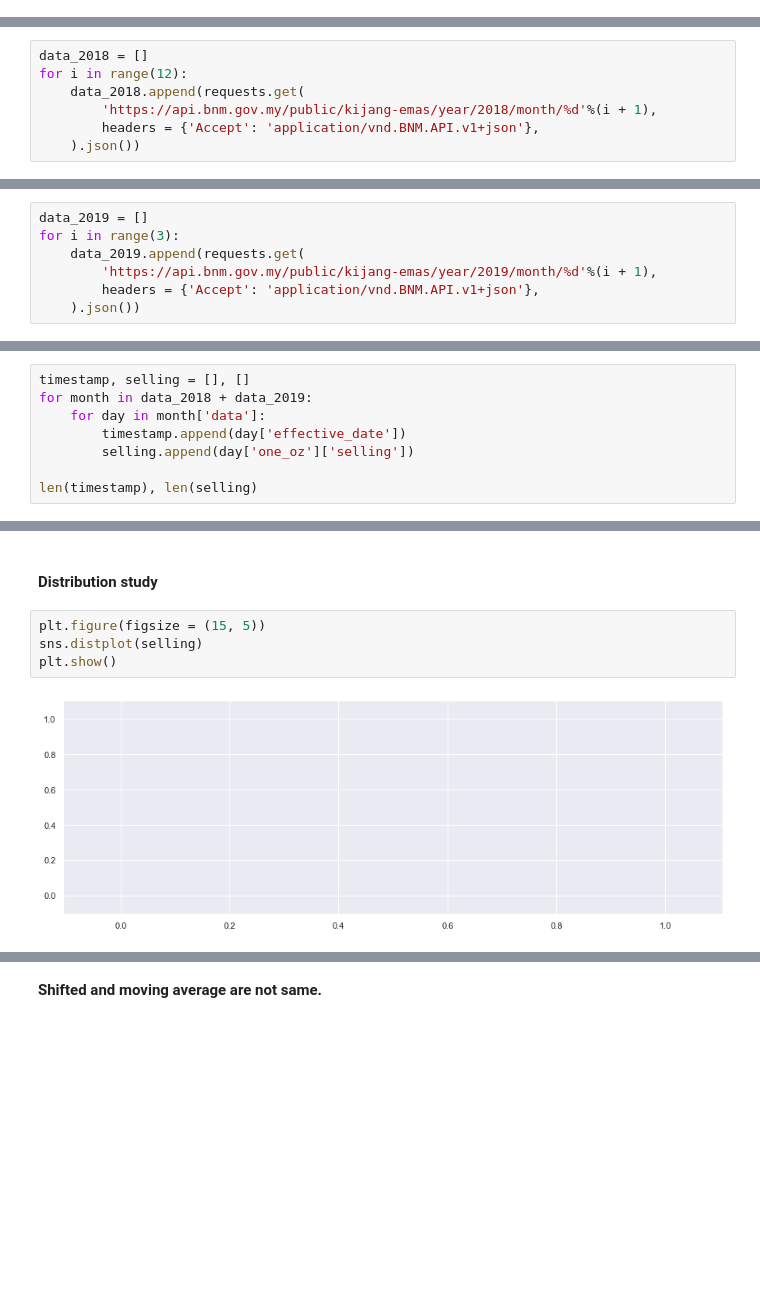
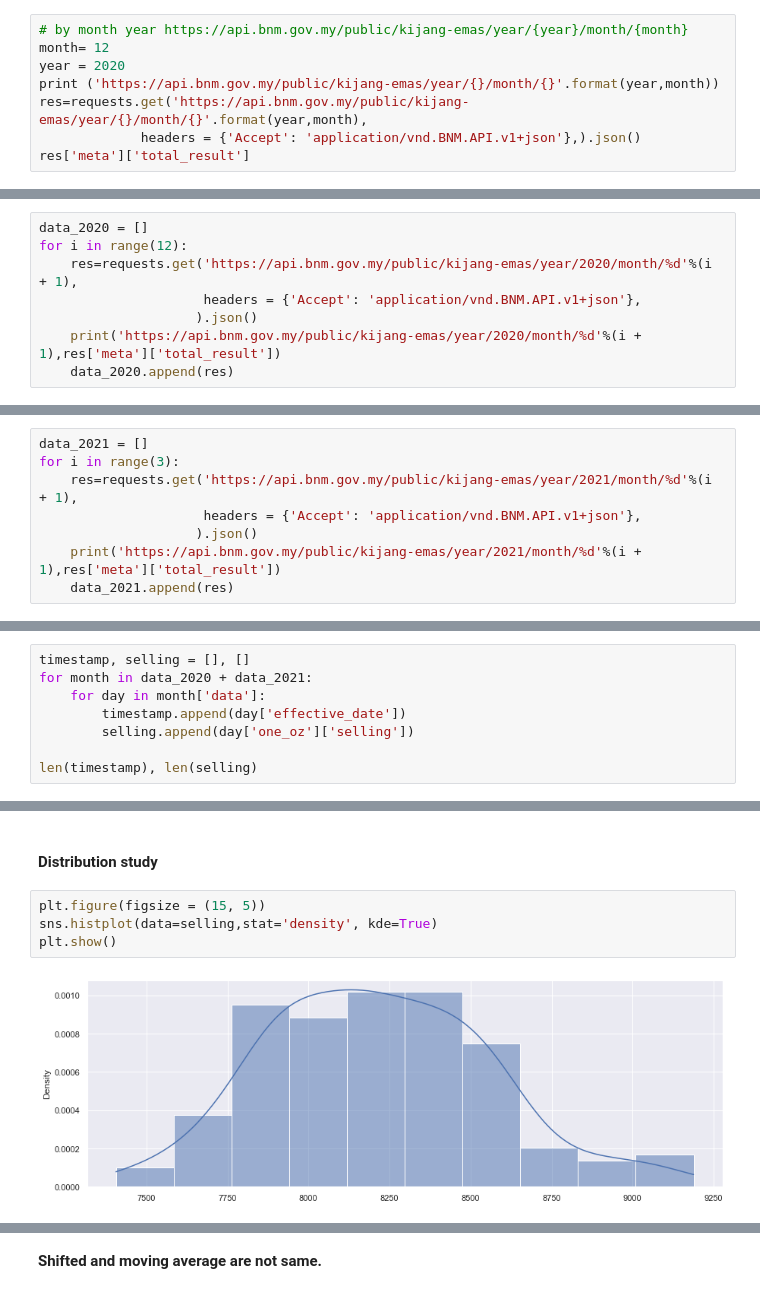
Before and after one commit to OleBo/Stock-Prediction-Models, a Jupyter notebook: misc/kijang-emas-bank-negara.ipynb, the cells around one changed output, grey strips where cells are left out. Cells and saved outputs as stored; diff of their text form; blank space fills up the shorter version.

```diff
--- a/misc/kijang-emas-bank-negara.ipynb
+++ b/misc/kijang-emas-bank-negara.ipynb
@@ -32,0 +39,8 @@ requests.get(
+# %%
+# by month year https://api.bnm.gov.my/public/kijang-emas/year/{year}/month/{month}
+month= 12
+year = 2020
+print ('https://api.bnm.gov.my/public/kijang-emas/year/{}/month/{}'.format(year,month))
+res=requests.get('https://api.bnm.gov.my/public/kijang-emas/year/{}/month/{}'.format(year,month),
+             headers = {'Accept': 'application/vnd.BNM.API.v1+json'},).json()
+res['meta']['total_result']
@@ -33,7 +52,8 @@ requests.get(
 # %%
-data_2018 = []
+data_2020 = []
 for i in range(12):
-    data_2018.append(requests.get(
-        'https://api.bnm.gov.my/public/kijang-emas/year/2018/month/%d'%(i + 1),
-        headers = {'Accept': 'application/vnd.BNM.API.v1+json'},
-    ).json())
+    res=requests.get('https://api.bnm.gov.my/public/kijang-emas/year/2020/month/%d'%(i + 1),
+                     headers = {'Accept': 'application/vnd.BNM.API.v1+json'},
+                    ).json()
+    print('https://api.bnm.gov.my/public/kijang-emas/year/2020/month/%d'%(i + 1),res['meta']['total_result'])
+    data_2020.append(res)
@@ -42,7 +75,8 @@ for i in range(12):
 # %%
-data_2019 = []
+data_2021 = []
 for i in range(3):
-    data_2019.append(requests.get(
-        'https://api.bnm.gov.my/public/kijang-emas/year/2019/month/%d'%(i + 1),
-        headers = {'Accept': 'application/vnd.BNM.API.v1+json'},
-    ).json())
+    res=requests.get('https://api.bnm.gov.my/public/kijang-emas/year/2021/month/%d'%(i + 1),
+                     headers = {'Accept': 'application/vnd.BNM.API.v1+json'},
+                    ).json()
+    print('https://api.bnm.gov.my/public/kijang-emas/year/2021/month/%d'%(i + 1),res['meta']['total_result'])
+    data_2021.append(res)
@@ -58,7 +115,7 @@ Again, I got zero knowledge on kijang emas and I don't really care about the val
 Now I want to parse `effective_date` and `buying` from `one_oz`.
 # %%
 timestamp, selling = [], []
-for month in data_2018 + data_2019:
+for month in data_2020 + data_2021:
     for day in month['data']:
         timestamp.append(day['effective_date'])
         selling.append(day['one_oz']['selling'])
@@ -88,7 +145,7 @@ So now let's we start our Data analytics.
 #### Distribution study
 # %%
 plt.figure(figsize = (15, 5))
-sns.distplot(selling)
+sns.histplot(data=selling,stat='density', kde=True)
 plt.show()
 # %% [output]
-[figure, old version]
+[figure, new version]
```
Also changed, not shown: parts of 53 cells of this notebook, 35 other files.
